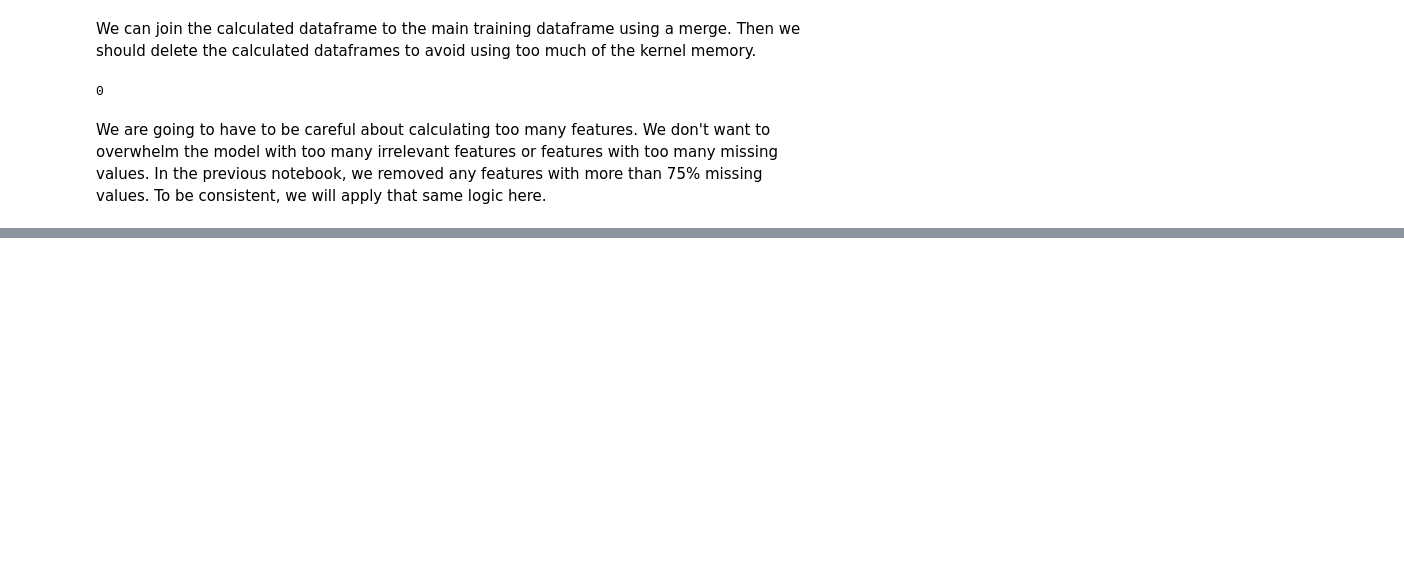
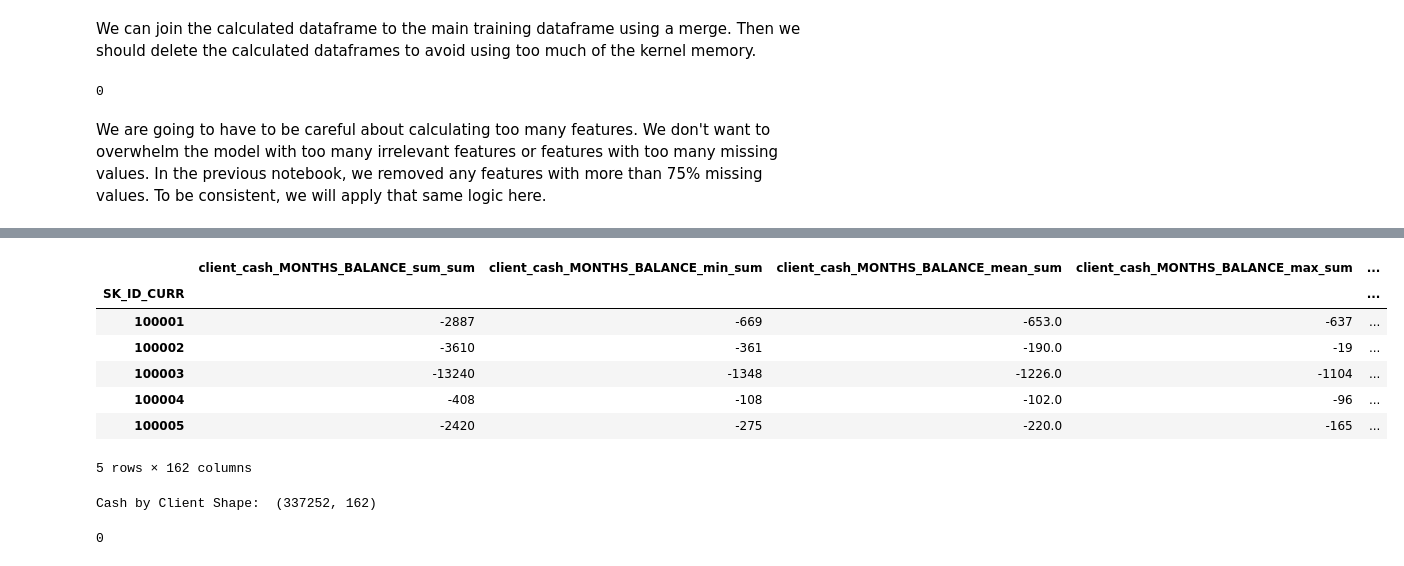
Before and after one commit to StudentLucyna/Projet7, a Jupyter notebook: Projet7_FE1_Pysz.ipynb, the cells around one changed output, grey strips where cells are left out. Saved outputs shown, nothing was run; the diff lists cells and outputs as text; code cells hidden in the pictures; blank space fills up the shorter version.

```diff
--- a/Projet7_FE1_Pysz.ipynb
+++ b/Projet7_FE1_Pysz.ipynb
@@ -300,0 +443,23 @@ We are going to have to be careful about calculating too many features. We don't
+# %%
+cash_by_client = aggregate_client(cash, group_vars = ['SK_ID_PREV', 'SK_ID_CURR'], df_names = ['cash', 'client'])
+cash_by_client.head()
+# %% [output]
+|  | client_cash_MONTHS_BALANCE_sum_sum | client_cash_MONTHS_BALANCE_min_sum | client_cash_MONTHS_BALANCE_mean_sum | client_cash_MONTHS_BALANCE_max_sum | ... |
+| SK_ID_CURR |  |  |  |  | ... |
+| 100001 | -2887 | -669 | -653.0 | -637 | ... |
+| 100002 | -3610 | -361 | -190.0 | -19 | ... |
+| 100003 | -13240 | -1348 | -1226.0 | -1104 | ... |
+| 100004 | -408 | -108 | -102.0 | -96 | ... |
+| 100005 | -2420 | -275 | -220.0 | -165 | ... |
+5 rows × 162 columns
+# %%
+print('Cash by Client Shape: ', cash_by_client.shape)
+train = train.merge(cash_by_client, on = 'SK_ID_CURR', how = 'left')
+test = test.merge(cash_by_client, on = 'SK_ID_CURR', how = 'left')
+
+gc.enable()
+del cash, cash_by_client
+gc.collect()
+# %% [output]
+Cash by Client Shape:  (337252, 162)
+0
```
Also changed, not shown: parts of 27 cells of this notebook, 1 other file.
